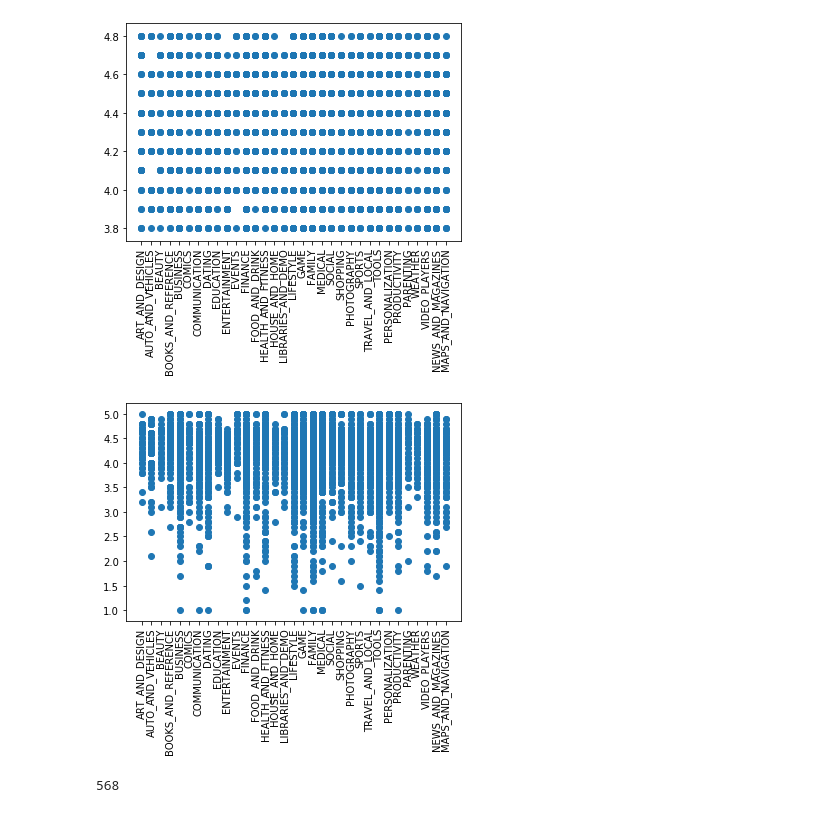
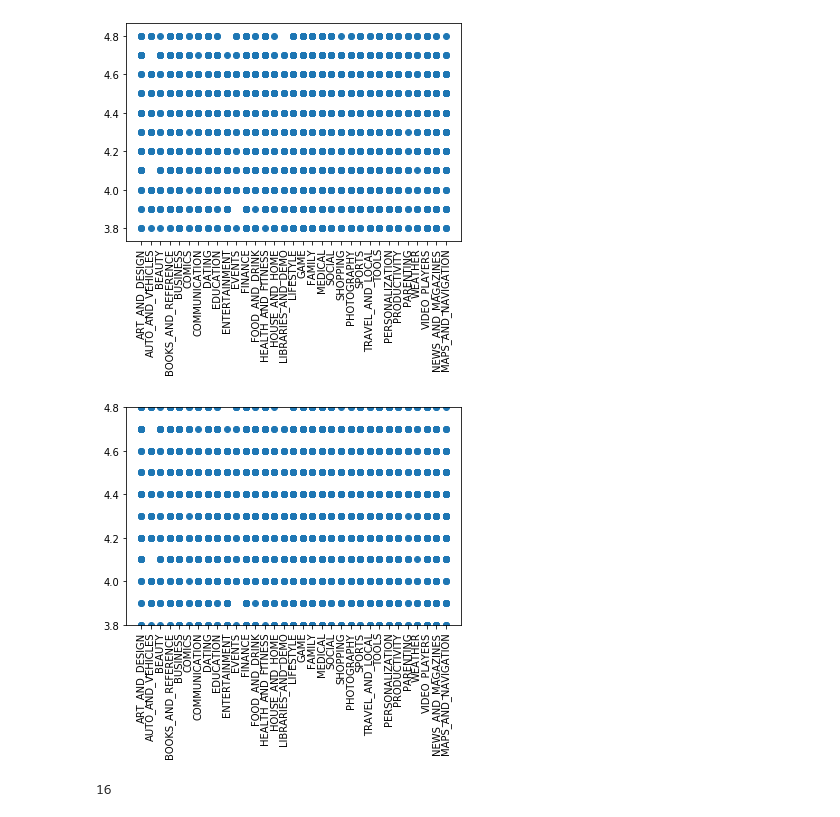
Before and after one commit to T33mac/Data-Science-Projects, a Jupyter notebook: Practice/Practice.ipynb, the cells around one changed output. Drawn from its saved outputs; the diff is of its cells as text; code cells hidden in the pictures.

```diff
--- a/Practice/Practice.ipynb
+++ b/Practice/Practice.ipynb
@@ -115,14 +116,15 @@ plt.show()
 # %% [output]
 [figure]
 # %%
-f = 4
+f = 1
 X = apps.Category
 Y = apps.Rating
 sorts = apps.Category[apps.Rating == f].count()
 plt.scatter(X, Y)
+plt.ylim(3.8,4.8)
 plt.xticks(apps.Category.unique(), rotation="vertical")
 plt.show()
 print(sorts)
 # %% [output]
-[figure, old version]
+[figure, new version]
-568
+16
```
Also changed, not shown: parts of 1 cell of this notebook, 1 other file.
